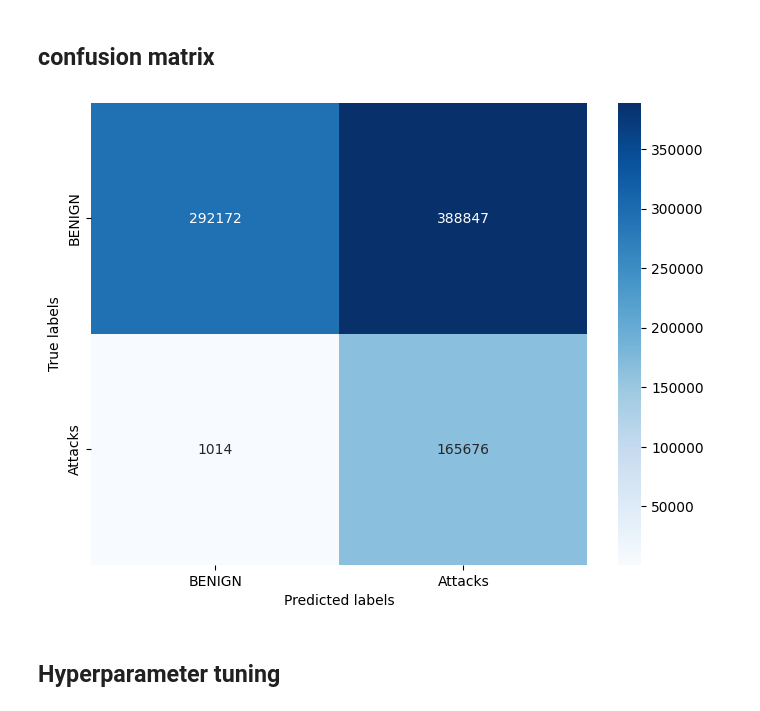
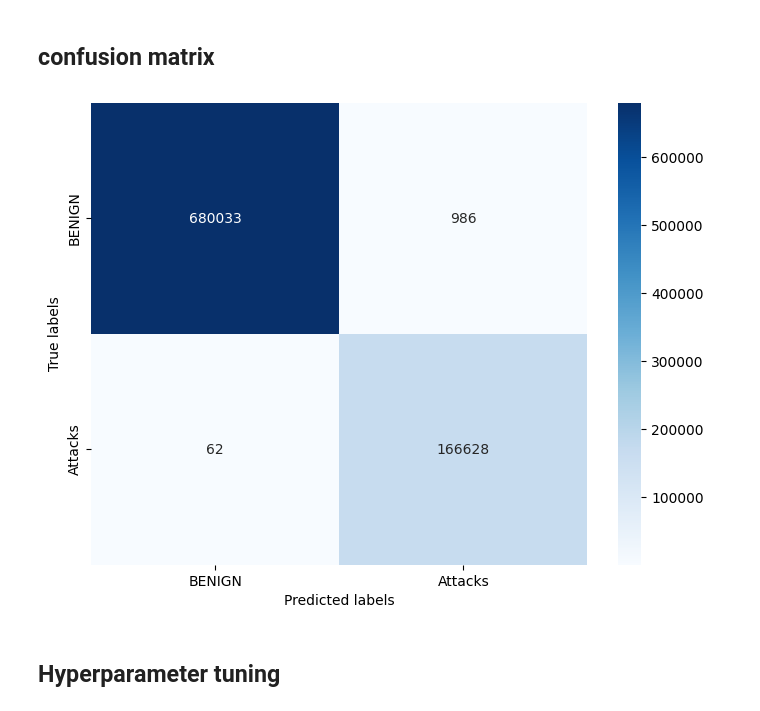
Before and after one commit to asmaemou/Capstone_Notebook, a Jupyter notebook: binary/CIC_Notebook.ipynb, the cells around one changed output. Cells and saved outputs as stored; diff of their text form; code cells hidden in the pictures.

```diff
--- a/binary/CIC_Notebook.ipynb
+++ b/binary/CIC_Notebook.ipynb
@@ -2558,12 +2936,12 @@ plt.show()
 # %% [markdown]
 ## Training
 # %%
-# Initialize the Naive Bayes model
-nb_fs = GaussianNB()
+catboost_fs = CatBoostClassifier(verbose=0, random_state=42)
+
+# Set MLflow experiment
 mlflow.set_experiment("training_fs_by_default")
-
-
-mlflow.start_run(run_name="naive_bayes_fs")
-# Fit the RandomForest model on the training data
-nb_fs.fit(X_train_fs, y_train)
+# Start MLflow run
+mlflow.start_run(run_name="catboost_default", nested=True)
+# Fit the CatBoost model on the training data
+catboost_fs.fit(X_train_fs, y_train)
 # %% [output]
@@ -2572,7 +2950,7 @@ GaussianNB()
 ## Testing
 # %%
 # Make predictions on the test data
-y_pred = nb_fs.predict(X_test_fs)
+y_pred = catboost_fs.predict(X_test_fs)
 
 # Calculate evaluation metrics
 accuracy = accuracy_score(y_test, y_pred)
@@ -2581,15 +2959,19 @@ precision = precision_score(y_test, y_pred, average='weighted')
 f1 = f1_score(y_test, y_pred, average='weighted')
 mcc = matthews_corrcoef(y_test, y_pred)
 
-score_fs.append(['Naive Bayes', accuracy, recall, precision, f1, mcc])
+score_fs.append(['CatBoost', f'{accuracy:.4f}',
+    f'{recall:.4f}',
+    f'{precision:.4f}',
+    f'{f1:.4f}',
+    f'{mcc:.4f}'])
 
 metrics = {"accuracy" : accuracy , "recall" :recall, "precision":precision,"f1":f1,"mcc":mcc, }
 mlflow.log_metrics(metrics)
 mlflow.end_run()
 # Print the results
-print("Accuracy:", accuracy * 100)
-print('Recall:', recall * 100)
-print('Precision:', precision * 100)
-print('F1 Score:', f1 * 100)
-print('MCC:', mcc)
+print(f"Accuracy: {accuracy * 100:.4f}")
+print(f"Recall: {recall * 100:.4f}")
+print(f"Precision: {precision * 100:.4f}")
+print(f"F1 Score: {f1 * 100:.4f}")
+print(f"MCC: {mcc:.4f}")
 # %% [output]
@@ -2603,15 +2985,15 @@ MCC: 35.341125149707366
 # %% [markdown]
 ## confusion matrix
 # %%
-cm_naive_fs_bayes = confusion_matrix(y_test, y_pred)
+cm_catboost_fs = confusion_matrix(y_test, y_pred)
 
 plt.figure(figsize=(8, 6))
-sns.heatmap(cm_naive_fs_bayes, annot=True, cmap='Blues', fmt='g',
+sns.heatmap(cm_catboost_fs, annot=True, cmap='Blues', fmt='g',
             xticklabels=['BENIGN', 'Attacks'], yticklabels=['BENIGN', 'Attacks'])
 plt.xlabel('Predicted labels')
 plt.ylabel('True labels')
 plt.show()
 # %% [output]
-[figure, old version]
+[figure, new version]
 # %% [markdown]
 ## Hyperparameter tuning
```
Also changed, not shown: parts of 97 cells of this notebook, 29 other files.
